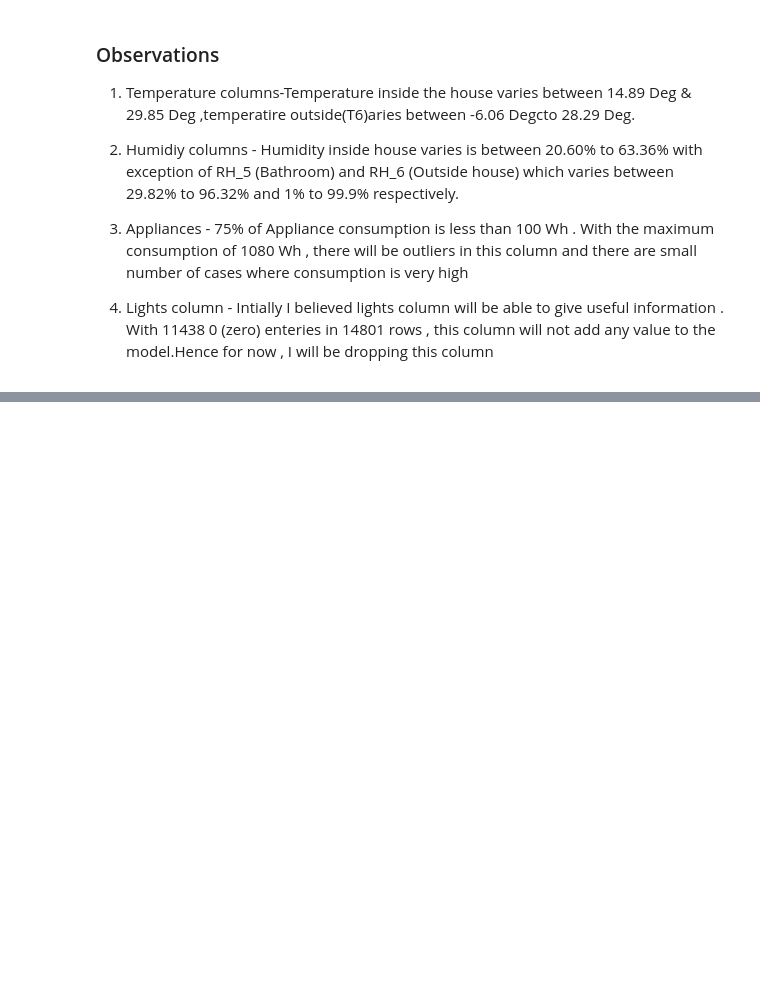
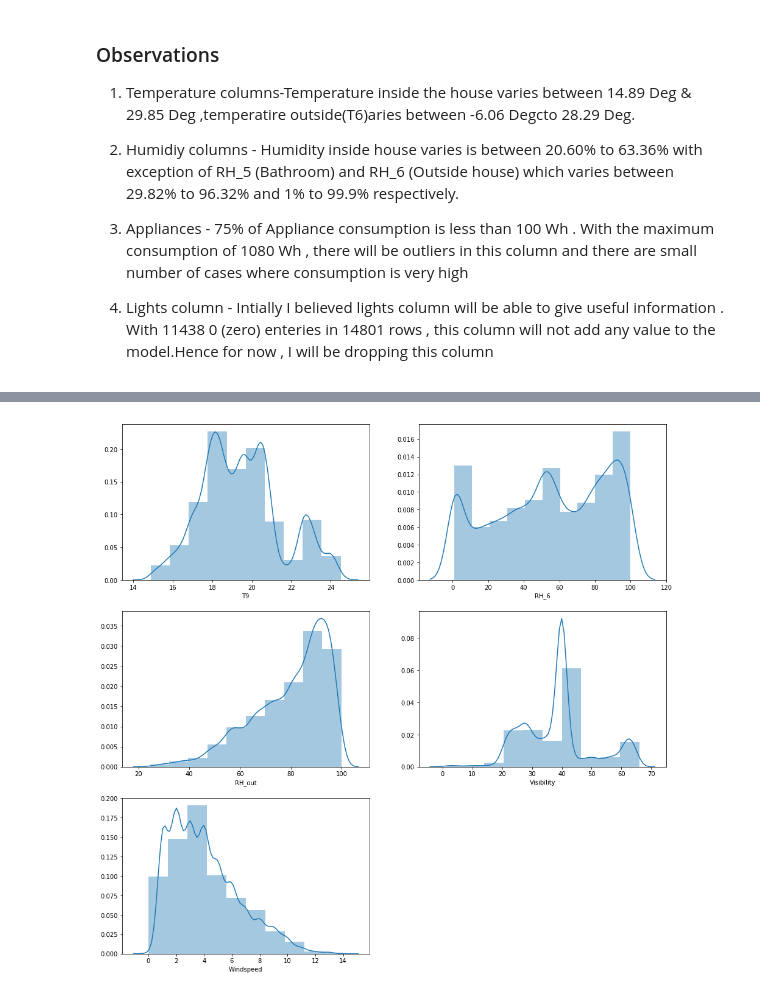
Before and after one commit to Vishvam17/Appliance-Energy-Prediction, a Jupyter notebook: Appliance Energy Prediction.ipynb, the cells around one changed output, grey strips where cells are left out. Cells and saved outputs as stored; diff of their text form; code cells hidden in the pictures; blank space fills up the shorter version.

```diff
--- a/Appliance Energy Prediction.ipynb
+++ b/Appliance Energy Prediction.ipynb
@@ -222,0 +303,11 @@ target_vars.describe()
+# %%
+f, ax = plt.subplots(3,2,figsize=(16,16))
+vis0 = sns.distplot(feature_vars["T9"],bins=10, ax= ax[0][0])
+vis1 = sns.distplot(feature_vars["RH_6"],bins=10, ax= ax[0][1])
+vis2 = sns.distplot(feature_vars["RH_out"],bins=10, ax=ax[1][0])
+vis3 = sns.distplot(feature_vars["Visibility"],bins=10, ax=ax[1][1])
+vis4 = sns.distplot(feature_vars["Windspeed"],bins=10, ax=ax[2][0])
+#ax.flat[-1].set_visible(False) # to remove last plot extra plot
+f.delaxes(ax[2][1])# to remove last plot extra plot
+# %% [output]
+[figure, added]
```
Also changed, not shown: parts of 15 cells of this notebook.
